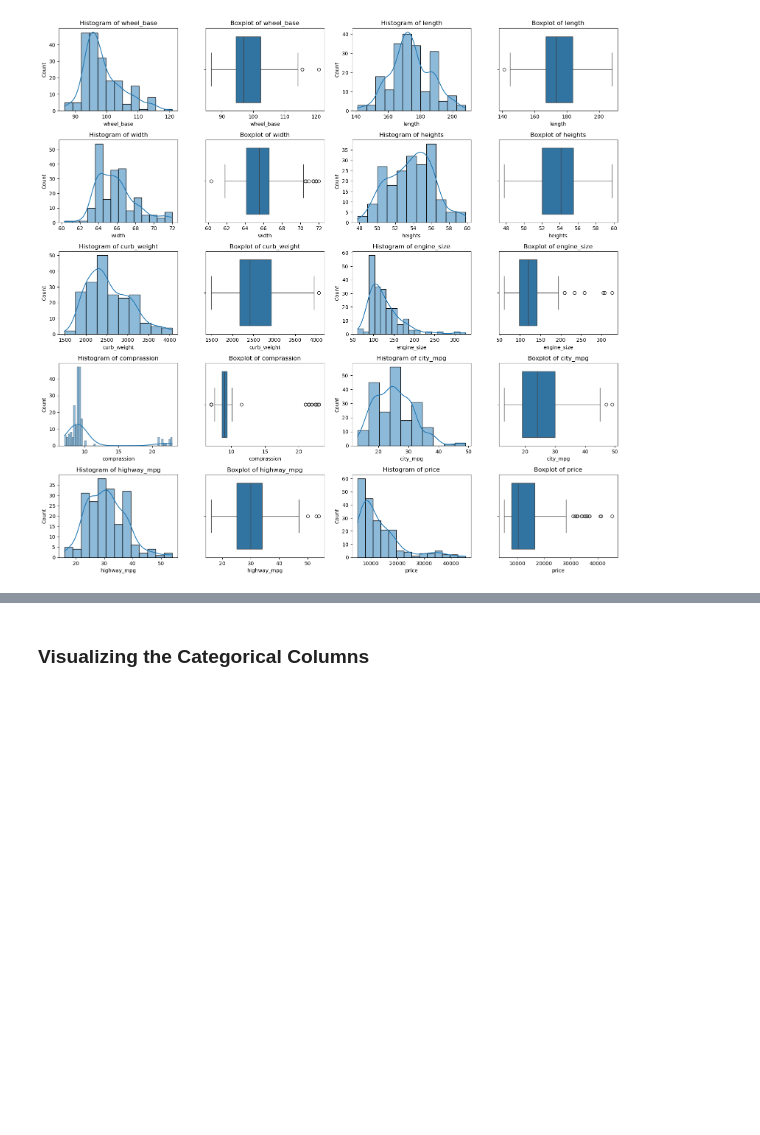
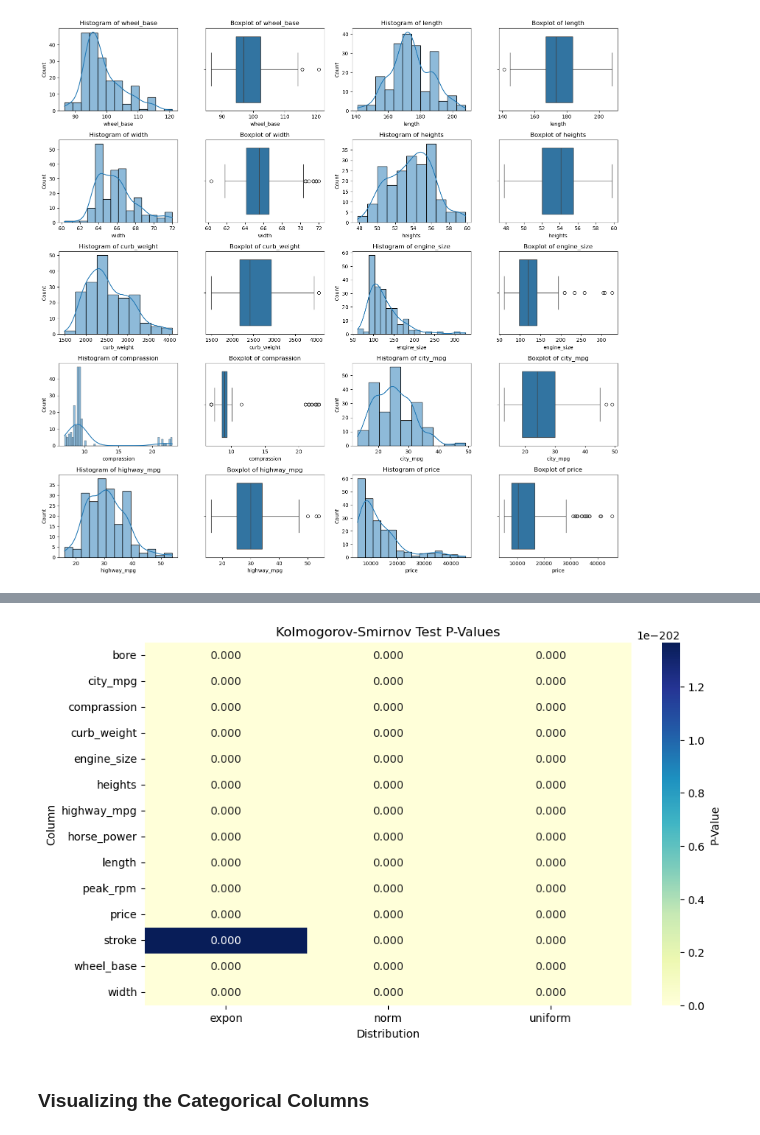
Before and after one commit to arunrimal/PerpectivesOnDataScience, a Jupyter notebook: LargeHW/Classification HW/N264S646_CS746_HW5_Classification.ipynb, the cells around one changed output, grey strips where cells are left out. Drawn from its saved outputs; the diff is of its cells as text; code cells hidden in the pictures; blank space fills up the shorter version.

Commit message:
checking normal, uniform and exponential distribution for columns

```diff
--- a/LargeHW/Classification HW/N264S646_CS746_HW5_Classification.ipynb
+++ b/LargeHW/Classification HW/N264S646_CS746_HW5_Classification.ipynb
@@ -266,0 +278,24 @@ price: Not Normal (p=0.000)
+# %%
+import pandas as pd
+from scipy import stats
+
+# Example distributions
+distribution_list = ['norm', 'uniform', 'expon']
+
+# Function to analyze distribution
+def analyze_distribution(data, col, dist):
+    ks_statistic, p_value = stats.kstest(data[col], dist)
+    return {"Column": col, "Distribution": dist, "KS Statistic": ks_statistic, "P-Value": p_value}
+
+# Collect results
+results = []
+for dist in distribution_list:
+    for col in df.select_dtypes(include='number').columns:
+        results.append(analyze_distribution(df, col, dist))
+
+# Convert results into a DataFrame
+results_df = pd.DataFrame(results)
+
+# Display the results sorted by P-Value for easier interpretation
+# print(results_df.sort_values(by="P-Value", ascending=False))
+results_df.head(5)
@@ -267,3 +309,19 @@ price: Not Normal (p=0.000)
+# %%
+import seaborn as sns
+import matplotlib.pyplot as plt
+
+# Pivot table for heatmap (Columns vs Distributions)
+heatmap_data = results_df.pivot(index="Column", columns="Distribution", values="P-Value")
+
+# Plot heatmap
+plt.figure(figsize=(10, 6))
+sns.heatmap(heatmap_data, annot=True, cmap="YlGnBu", fmt=".3f", cbar_kws={'label': 'P-Value'})
+plt.title("Kolmogorov-Smirnov Test P-Values")
+plt.ylabel("Column")
+plt.xlabel("Distribution")
+plt.show()
+# %% [output]
+[figure, added]
 # %% [markdown]
 ### Visualizing the Categorical Columns
 # %%
```
Also changed, not shown: parts of 9 cells of this notebook.
